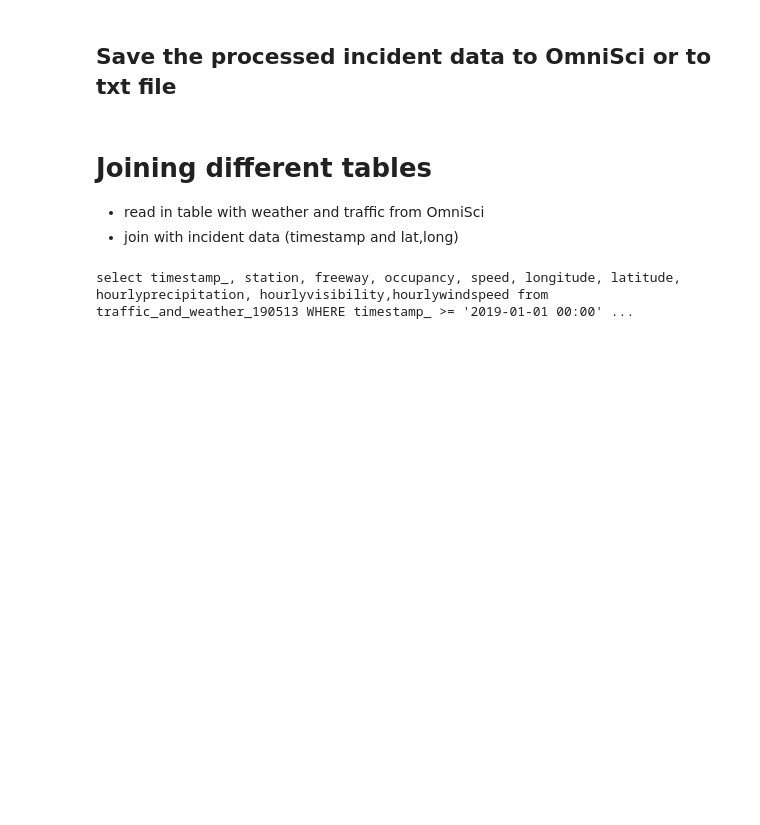
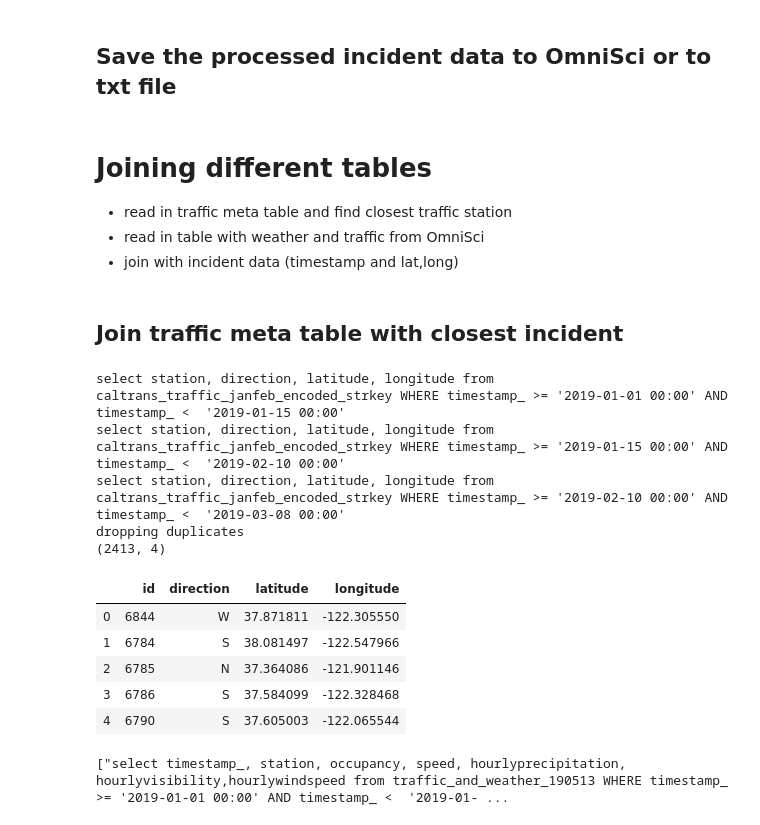
Before and after one commit to abeduplaa/caltrans-data-exploration, a Jupyter notebook: notebooks/Ingest Incidence Data.ipynb, the cells around one changed output. Cells and saved outputs as stored; diff of their text form; code cells hidden in the pictures; blank space fills up the shorter version.

```diff
--- a/notebooks/Ingest Incidence Data.ipynb
+++ b/notebooks/Ingest Incidence Data.ipynb
@@ -136,6 +135,8 @@ Scoring of severity of incident:
 # Add a is_ramp column:
 df['is_ramp'] = df.location.str.contains('Ofr|Onr',na=False)
 
+# Add an is_intersection column:
+df['is_intersection'] = df['location'].str.count('/')==1
 # add an hour_of_day column
 df['hour_of_day'] = df.timestamp_.dt.hour
 
@@ -178,6 +179,13 @@ severity = {
 }
 
 df['severity'] = df.incident_description.apply(lambda x: severity[x])
+# %%
+# simplify the classes to CHP, hazard, and severe
+simplify = True
+
+if simplify:
+    simplified = {0:0, 1:0, 2:1, 3:1}
+    df['severity'] = df['severity'].apply(lambda x: simplified[x])
 # %%
 df.tail()
 # %% [output]
@@ -201,5 +213,54 @@ else:
 # %% [markdown]
 # Joining different tables
 
+- read in traffic meta table and find closest traffic station
 - read in table with weather and traffic from OmniSci
 - join with incident data (timestamp and lat,long)
+# %% [markdown]
+## Join traffic meta table with closest incident
+# %%
+def queries(table, cols, date_range):
+    queries = []
+    for x in range(len(date_range)-1):
+        condition = "WHERE timestamp_ >= '" + date_range[x] + " 00:00'\
+ AND timestamp_ <  '" + date_range[x+1] + " 00:00'"
+        query = "select " + cols + " from " + table + " " + condition
+        queries.append(query)
+    return queries
+# %%
+def read_large_table(handle, queries):
+    l_df = []
+    for q in queries:
+        print(q)
+        temp = handle.con.select_ipc(q)
+        l_df.append(temp)
+
+    return pd.concat(l_df, ignore_index=True)
+# %%
+# Read in traffic meta table
+traffic_cols = 'station, direction, latitude, longitude'
+traffic_meta_table = 'caltrans_traffic_janfeb_encoded_strkey'
+
+date_list = ['2019-01-01', '2019-01-15', '2019-02-10','2019-03-08']
+traffic_q = queries(traffic_meta_table, traffic_cols, date_list)
+
+df_traffic_meta = read_large_table(OmnisciHandle, traffic_q)
+
+print("dropping duplicates")
+df_traffic_meta = df_traffic_meta.drop_duplicates(subset=['station','direction'])
+df_traffic_meta = df_traffic_meta.rename(columns={'station':'id'})
+
+print(df_traffic_meta.shape)
+df_traffic_meta.head()
+# %% [output]
+select station, direction, latitude, longitude from caltrans_traffic_janfeb_encoded_strkey WHERE timestamp_ >= '2019-01-01 00:00' AND timestamp_ <  '2019-01-15 00:00'
+select station, direction, latitude, longitude from caltrans_traffic_janfeb_encoded_strkey WHERE timestamp_ >= '2019-01-15 00:00' AND timestamp_ <  '2019-02-10 00:00'
+select station, direction, latitude, longitude from caltrans_traffic_janfeb_encoded_strkey WHERE timestamp_ >= '2019-02-10 00:00' AND timestamp_ <  '2019-03-08 00:00'
+dropping duplicates
+(2413, 4)
+|  | id | direction | latitude | longitude |
+| 0 | 6844 | W | 37.871811 | -122.305550 |
+| 1 | 6784 | S | 38.081497 | -122.547966 |
+| 2 | 6785 | N | 37.364086 | -121.901146 |
+| 3 | 6786 | S | 37.584099 | -122.328468 |
+| 4 | 6790 | S | 37.605003 | -122.065544 |
@@ -206,26 +286,26 @@ else:
 # %%
+big_data = True
+
 table_name = "traffic_and_weather_190513"
 
 cols = "timestamp_, \
 station, \
-freeway, \
 occupancy, \
 speed, \
-longitude, \
-latitude, \
 hourlyprecipitation, \
 hourlyvisibility,\
 hourlywindspeed"
 
 condition = "WHERE timestamp_ >= '2019-01-01 00:00' \
-AND timestamp_ <  '2019-03-08 00:00' LIMIT 10"
+AND timestamp_ <  '2019-01-04 00:00'"
 
 
-# condition = "WHERE timestamp_ >= '2019-01-01 00:00'"
+if big_data:
+    date_list = ['2019-01-01', '2019-01-15', '2019-02-10','2019-03-08']
+    q = queries(table_name, cols, date_list)
+else:
+    q = "select " + cols + " from " + table_name + " " + condition
 
-
-query = "select " + cols + " from " + table_name + " " + condition
-
-print(query)
+print(q)
 # %% [output]
-select timestamp_, station, freeway, occupancy, speed, longitude, latitude, hourlyprecipitation, hourlyvisibility,hourlywindspeed from traffic_and_weather_190513 WHERE timestamp_ >= '2019-01-01 00:00' ...
+["select timestamp_, station, occupancy, speed, hourlyprecipitation, hourlyvisibility,hourlywindspeed from traffic_and_weather_190513 WHERE timestamp_ >= '2019-01-01 00:00' AND timestamp_ <  '2019-01- ...
```
Also changed, not shown: parts of 48 cells of this notebook, 5 other files.
